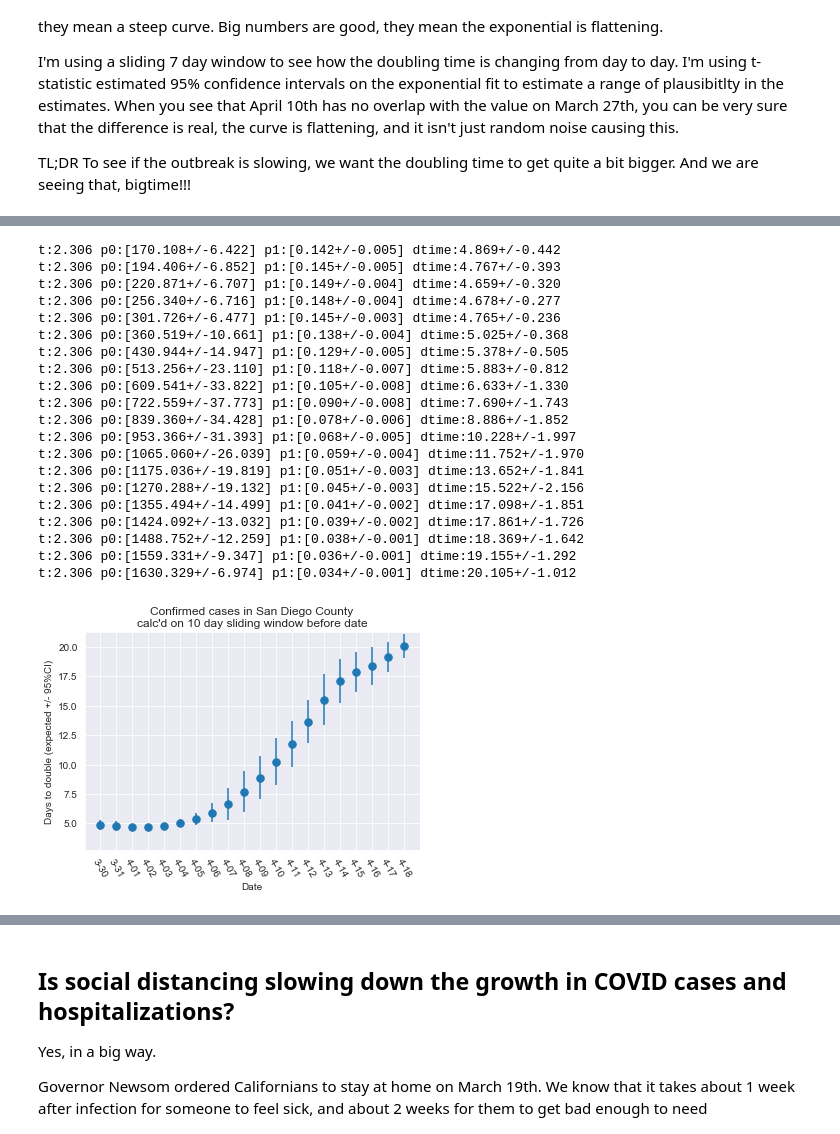
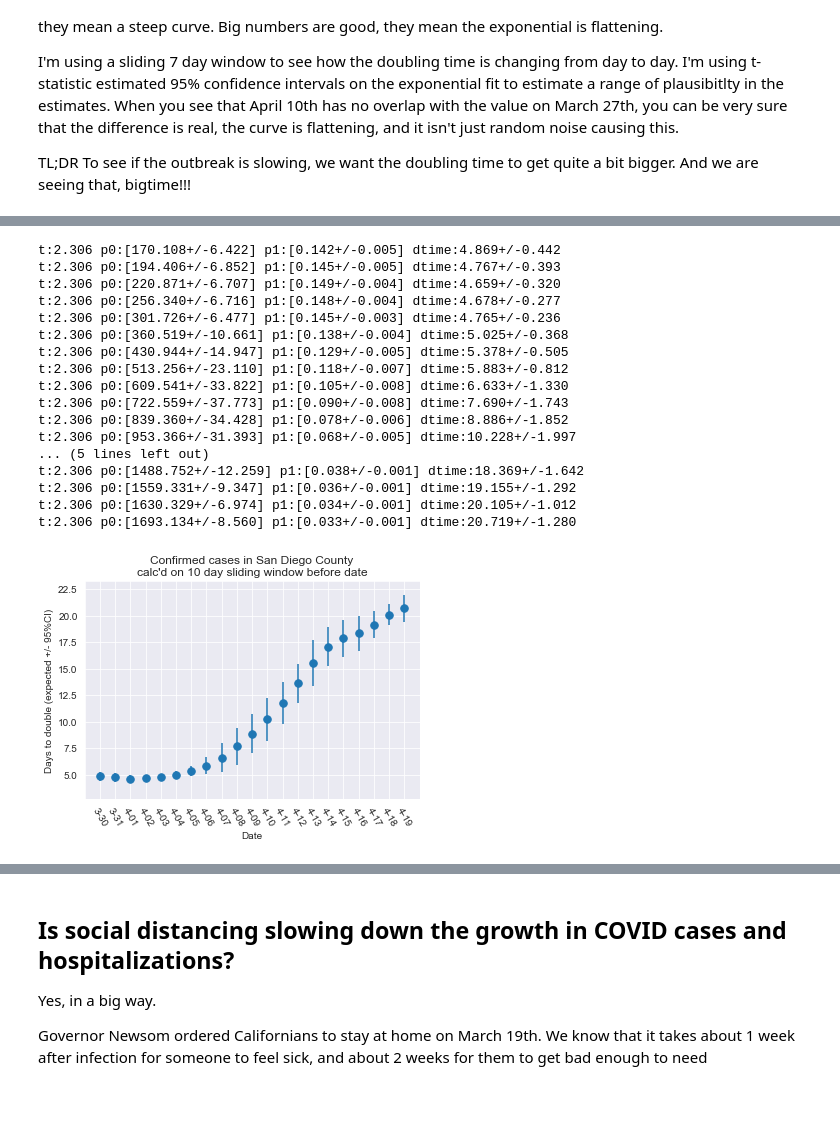
Before and after one commit to jasongfleischer/SanDiegoCountyCOVID19, a Jupyter notebook: San Diego Country Coronavirus History.ipynb, the cells around one changed output, grey strips where cells are left out. Drawn from its saved outputs; the diff is of its cells as text; code cells hidden in the pictures; blank space fills up the shorter version.

```diff
--- a/San Diego Country Coronavirus History.ipynb
+++ b/San Diego Country Coronavirus History.ipynb
@@ -362,40 +369,37 @@ ix = []
 # calc doubling time in a sliding window backwards 1 week for each day
 for day in cases[start_calc:].index:
     todate = day
     fromdate = (pd.Timestamp(day)-pd.Timedelta('9 days')).isoformat().split('T')[0]
     doubling_time, ci95, case_p_est, case_p_cov = estimate_doubling_time(cases[fromdate:todate])
     ex.append( doubling_time )
     er.append( ci95 )
     ix.append( day[-4:] )
 plt.errorbar( ix, ex, yerr=er, fmt='.', markersize=15)
 plt.title('Confirmed cases in San Diego County\ncalc\'d on 10 day sliding window before date')
 plt.ylabel('Days to double (expected +/- 95%CI)')
 plt.xlabel('Date')
-plt.ylim([2.75, 21.25])
+plt.ylim([2.75, 23.25])
 plt.xticks(rotation=-60)
 plt.savefig('Plots/casedoubling10day.png',dpi=300);
 # %% [output]
 t:2.306 p0:[170.108+/-6.422] p1:[0.142+/-0.005] dtime:4.869+/-0.442
 t:2.306 p0:[194.406+/-6.852] p1:[0.145+/-0.005] dtime:4.767+/-0.393
 t:2.306 p0:[220.871+/-6.707] p1:[0.149+/-0.004] dtime:4.659+/-0.320
 t:2.306 p0:[256.340+/-6.716] p1:[0.148+/-0.004] dtime:4.678+/-0.277
 t:2.306 p0:[301.726+/-6.477] p1:[0.145+/-0.003] dtime:4.765+/-0.236
 t:2.306 p0:[360.519+/-10.661] p1:[0.138+/-0.004] dtime:5.025+/-0.368
 t:2.306 p0:[430.944+/-14.947] p1:[0.129+/-0.005] dtime:5.378+/-0.505
 t:2.306 p0:[513.256+/-23.110] p1:[0.118+/-0.007] dtime:5.883+/-0.812
 t:2.306 p0:[609.541+/-33.822] p1:[0.105+/-0.008] dtime:6.633+/-1.330
 t:2.306 p0:[722.559+/-37.773] p1:[0.090+/-0.008] dtime:7.690+/-1.743
 t:2.306 p0:[839.360+/-34.428] p1:[0.078+/-0.006] dtime:8.886+/-1.852
 t:2.306 p0:[953.366+/-31.393] p1:[0.068+/-0.005] dtime:10.228+/-1.997
-t:2.306 p0:[1065.060+/-26.039] p1:[0.059+/-0.004] dtime:11.752+/-1.970
-t:2.306 p0:[1175.036+/-19.819] p1:[0.051+/-0.003] dtime:13.652+/-1.841
-t:2.306 p0:[1270.288+/-19.132] p1:[0.045+/-0.003] dtime:15.522+/-2.156
-t:2.306 p0:[1355.494+/-14.499] p1:[0.041+/-0.002] dtime:17.098+/-1.851
-t:2.306 p0:[1424.092+/-13.032] p1:[0.039+/-0.002] dtime:17.861+/-1.726
+... (5 lines left out)
 t:2.306 p0:[1488.752+/-12.259] p1:[0.038+/-0.001] dtime:18.369+/-1.642
 t:2.306 p0:[1559.331+/-9.347] p1:[0.036+/-0.001] dtime:19.155+/-1.292
 t:2.306 p0:[1630.329+/-6.974] p1:[0.034+/-0.001] dtime:20.105+/-1.012
+t:2.306 p0:[1693.134+/-8.560] p1:[0.033+/-0.001] dtime:20.719+/-1.280
-[figure, old version]
+[figure, new version]
 # %%
 # 10 day time window of hospitalizations, again to sanity check the 7 day one
 
```
Also changed, not shown: parts of 15 cells of this notebook, 14 other files.
